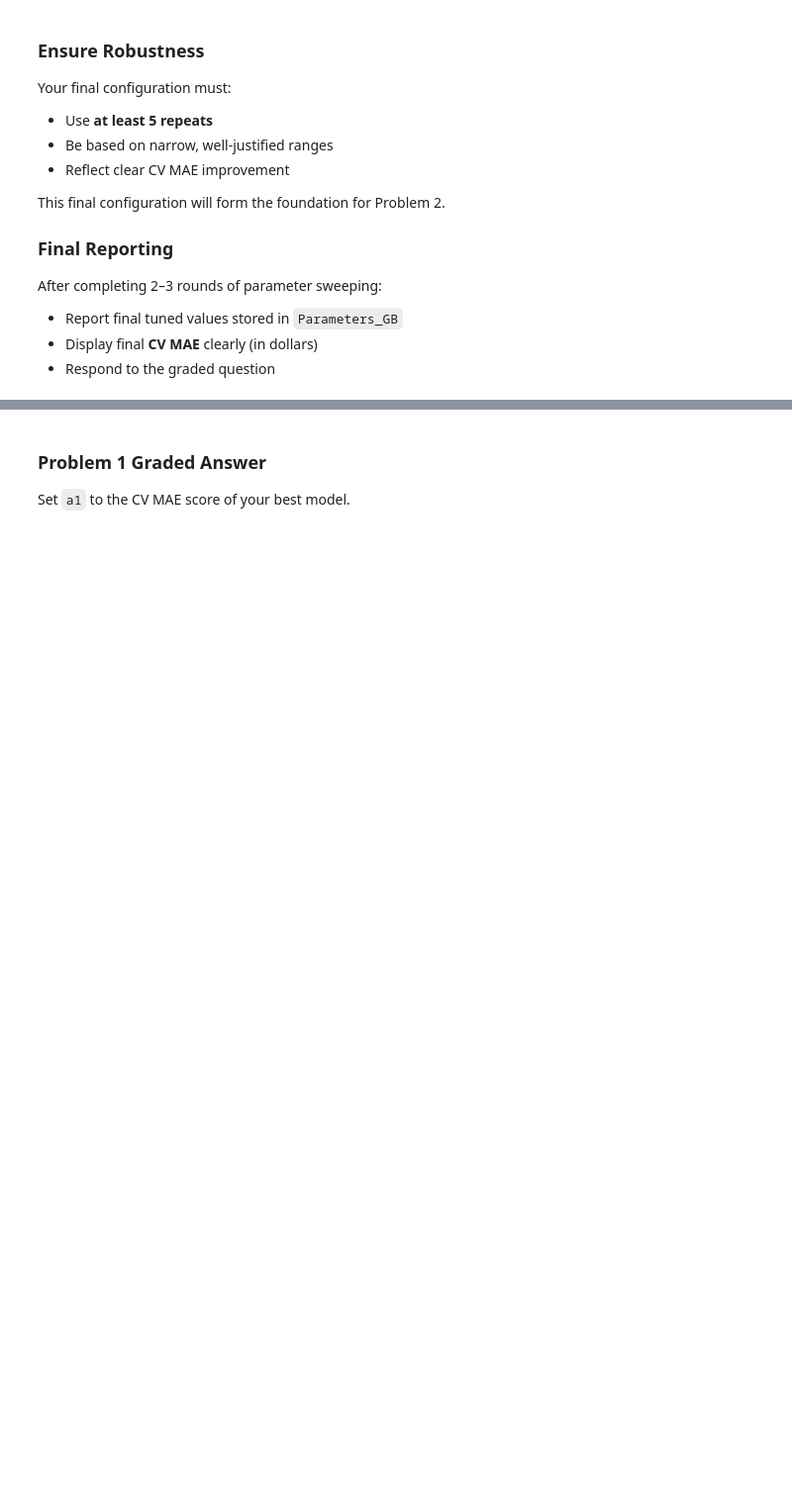
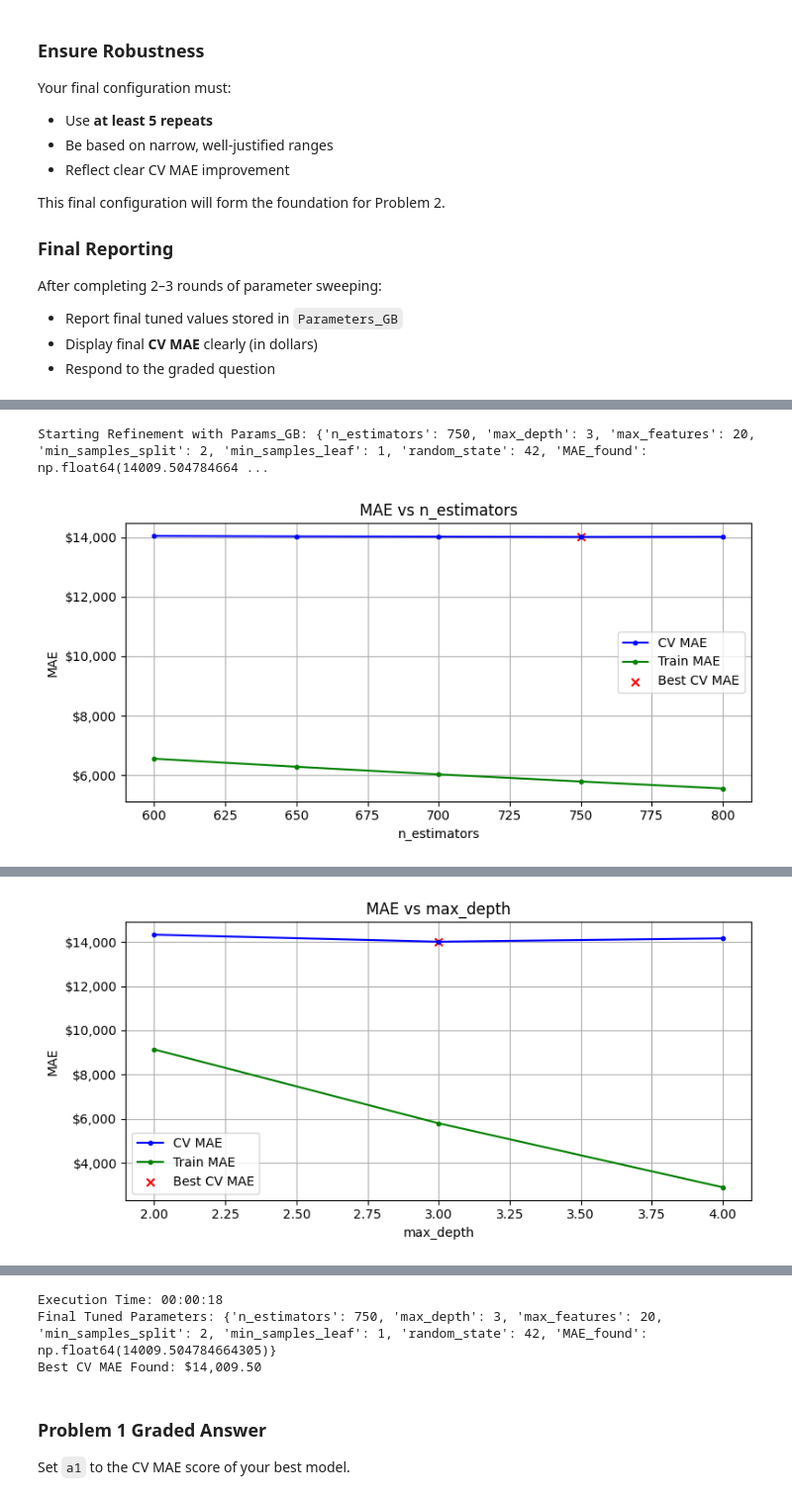
Before and after one commit to aqds-hub/Learning, a Jupyter notebook: Homework_07.ipynb, the cells around one changed output, grey strips where cells are left out. Shown at 99% size. Saved outputs shown, nothing was run; the diff lists cells and outputs as text; code cells hidden in the pictures; blank space fills up the shorter version.

```diff
--- a/Homework_07.ipynb
+++ b/Homework_07.ipynb
@@ -565,16 +564,19 @@ Execution Time: 00:00:15
 # %%
-# --- Phase B & C: Refinement and Final Confirmation ---
-# Instructions:
-# 1. Analyze the plots from the Exploration phase above.
-# 2. Uncomment and adjust the ranges below to narrow down the search around the best values.
-# 3. Increase n_repeats to 3 (Refinement) or 5 (Final Confirmation).
 
-# Example Refinement (Uncomment and adjust ranges):
-# Params_GB = sweep_parameter(GradientBoostingRegressor, Params_GB, 'n_estimators', range(800, 1201, 50), n_repeats=3)
-# Params_GB = sweep_parameter(GradientBoostingRegressor, Params_GB, 'max_depth', range(2, 5, 1), n_repeats=3)
-# Params_GB = sweep_parameter(GradientBoostingRegressor, Params_GB, 'max_features', range(20, 50, 5), n_repeats=3)
-# Params_GB = sweep_parameter(GradientBoostingRegressor, Params_GB, 'min_samples_split', range(2, 8, 2), n_repeats=3)
-# Params_GB = sweep_parameter(GradientBoostingRegressor, Params_GB, 'min_samples_leaf', range(1, 5, 1), n_repeats=3)
+print(f"Starting Refinement with Params_GB: {Params_GB}")
 
-# Final Confirmation (Run with 5 repeats on the narrowest good range):
-# Params_GB = sweep_parameter(GradientBoostingRegressor, Params_GB, 'n_estimators', range(900, 1000, 10), n_repeats=5)
+Params_GB = sweep_parameter(GradientBoostingRegressor, Params_GB, 'n_estimators', range(600, 801, 50), n_repeats=3)
+
+Params_GB = sweep_parameter(GradientBoostingRegressor, Params_GB, 'max_depth', range(2, 5, 1), n_repeats=3)
+
+Params_GB = sweep_parameter(GradientBoostingRegressor, Params_GB, 'max_features', range(10, 31, 5), n_repeats=3)
+
+Params_GB = sweep_parameter(GradientBoostingRegressor, Params_GB, 'min_samples_split', range(2, 6, 1), n_repeats=3)
+
+Params_GB = sweep_parameter(GradientBoostingRegressor, Params_GB, 'min_samples_leaf', range(1, 4, 1), n_repeats=3)
+
+print(f"Final Tuned Parameters: {Params_GB}")
+print(f"Best CV MAE Found: ${Params_GB['MAE_found']:,.2f}")
+# %% [output]
+Starting Refinement with Params_GB: {'n_estimators': 750, 'max_depth': 3, 'max_features': 20, 'min_samples_split': 2, 'min_samples_leaf': 1, 'random_state': 42, 'MAE_found': np.float64(14009.504784664 ...
+[figure, added]
@@ -580,0 +584 @@ Execution Time: 00:00:15
+[figure, added]
@@ -581,3 +591,6 @@ Execution Time: 00:00:15
+Execution Time: 00:00:18
+Final Tuned Parameters: {'n_estimators': 750, 'max_depth': 3, 'max_features': 20, 'min_samples_split': 2, 'min_samples_leaf': 1, 'random_state': 42, 'MAE_found': np.float64(14009.504784664305)}
+Best CV MAE Found: $14,009.50
 # %% [markdown]
 ### Problem 1 Graded Answer
 
```
Also changed, not shown: parts of 19 cells of this notebook.
